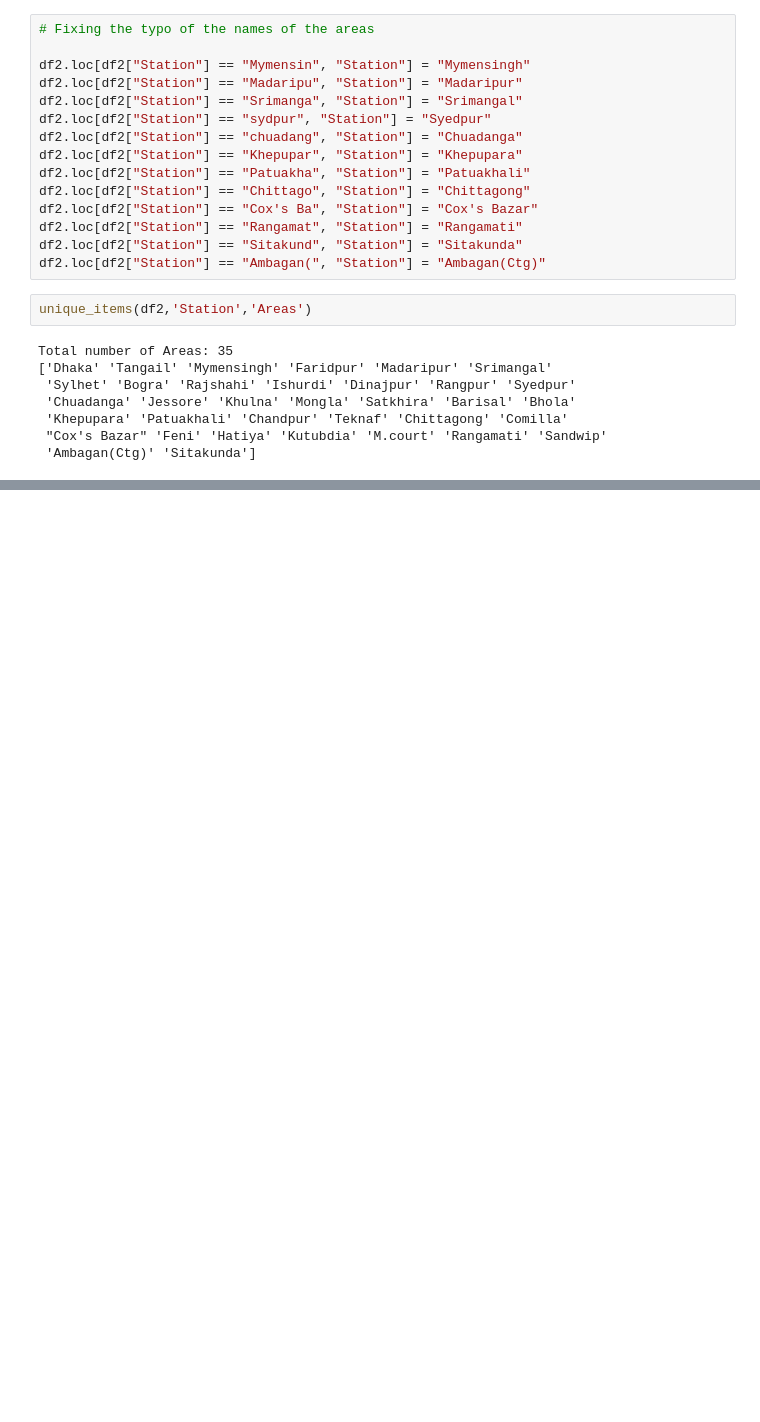
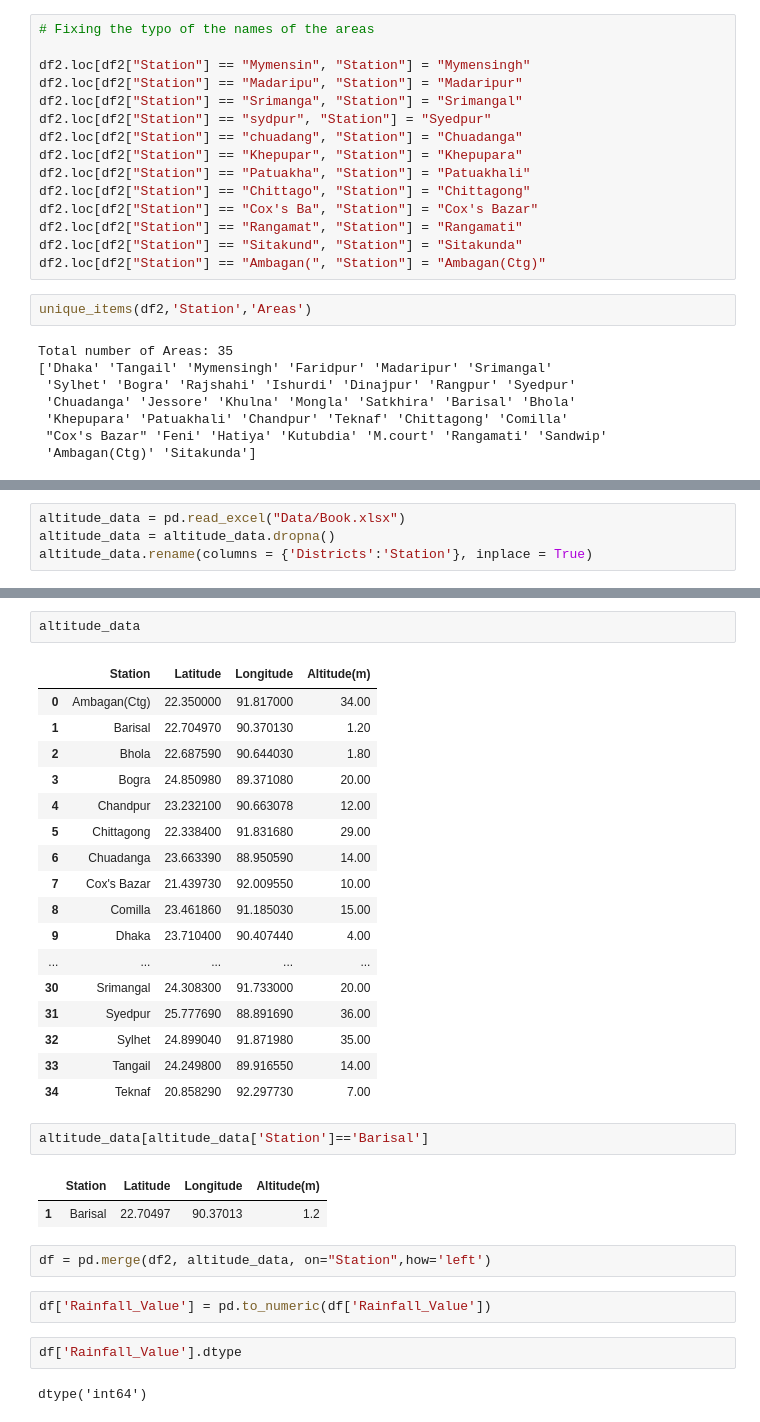
Before and after one commit to dstushar7/rainfall-prediction, a Jupyter notebook: rainfall and altitude.ipynb, the cells around one changed output, grey strips where cells are left out. Drawn from its saved outputs; the diff is of its cells as text; blank space fills up the shorter version.

```diff
--- a/rainfall and altitude.ipynb
+++ b/rainfall and altitude.ipynb
@@ -210,0 +242,4 @@ Total number of Areas: 35
+# %%
+altitude_data = pd.read_excel("Data/Book.xlsx")
+altitude_data = altitude_data.dropna()
+altitude_data.rename(columns = {'Districts':'Station'}, inplace = True)
@@ -210,0 +261,33 @@ Total number of Areas: 35
+# %%
+altitude_data
+# %% [output]
+|  | Station | Latitude | Longitude | Altitude(m) |
+| 0 | Ambagan(Ctg) | 22.350000 | 91.817000 | 34.00 |
+| 1 | Barisal | 22.704970 | 90.370130 | 1.20 |
+| 2 | Bhola | 22.687590 | 90.644030 | 1.80 |
+| 3 | Bogra | 24.850980 | 89.371080 | 20.00 |
+| 4 | Chandpur | 23.232100 | 90.663078 | 12.00 |
+| 5 | Chittagong | 22.338400 | 91.831680 | 29.00 |
+| 6 | Chuadanga | 23.663390 | 88.950590 | 14.00 |
+| 7 | Cox's Bazar | 21.439730 | 92.009550 | 10.00 |
+| 8 | Comilla | 23.461860 | 91.185030 | 15.00 |
+| 9 | Dhaka | 23.710400 | 90.407440 | 4.00 |
+| ... | ... | ... | ... | ... |
+| 30 | Srimangal | 24.308300 | 91.733000 | 20.00 |
+| 31 | Syedpur | 25.777690 | 88.891690 | 36.00 |
+| 32 | Sylhet | 24.899040 | 91.871980 | 35.00 |
+| 33 | Tangail | 24.249800 | 89.916550 | 14.00 |
+| 34 | Teknaf | 20.858290 | 92.297730 | 7.00 |
+# %%
+altitude_data[altitude_data['Station']=='Barisal']
+# %% [output]
+|  | Station | Latitude | Longitude | Altitude(m) |
+| 1 | Barisal | 22.70497 | 90.37013 | 1.2 |
+# %%
+df = pd.merge(df2, altitude_data, on="Station",how='left')
+# %%
+df['Rainfall_Value'] = pd.to_numeric(df['Rainfall_Value'])
+# %%
+df['Rainfall_Value'].dtype
+# %% [output]
+dtype('int64')
```
Also changed, not shown: parts of 21 cells of this notebook, 1 other file.
